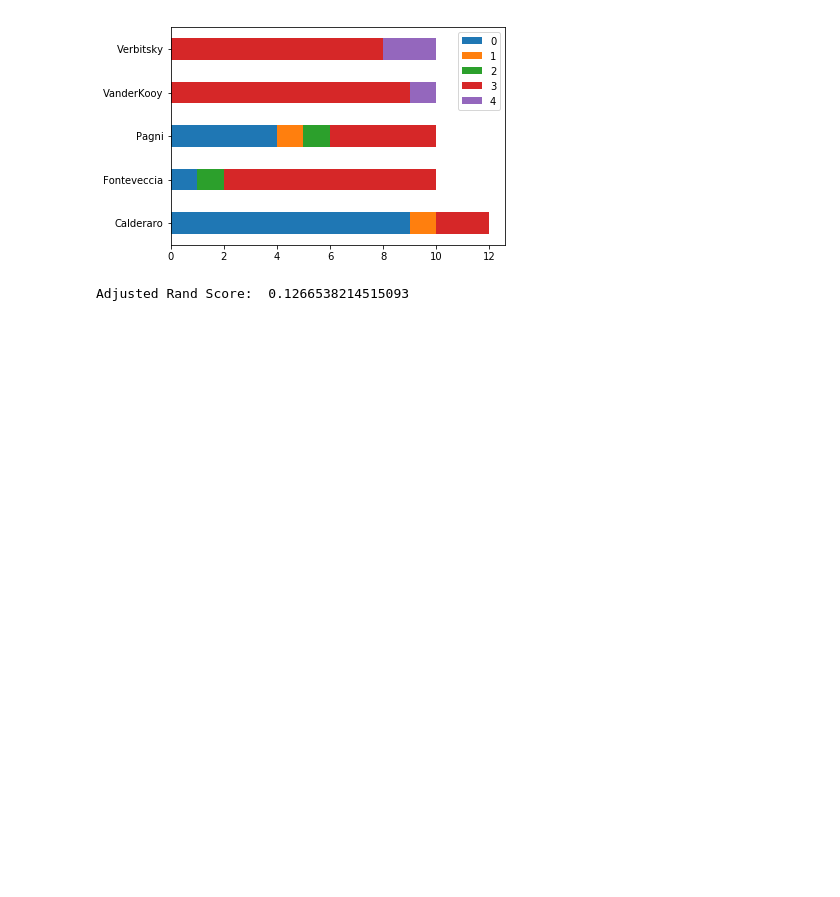
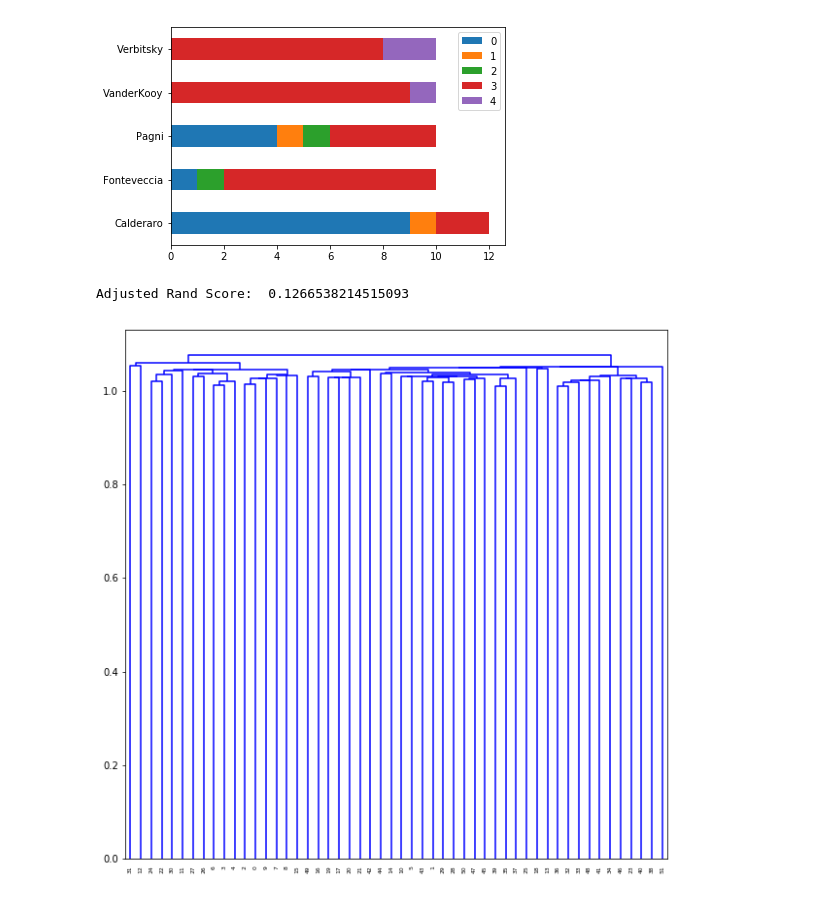
Before and after one commit to marcelolynch/machinelearning, a Jupyter notebook: tp4/Textos.ipynb, the cells around one changed output. Drawn from its saved outputs; the diff is of its cells as text; code cells hidden in the pictures; blank space fills up the shorter version.

Commit message:
Arreglo el armado del dendrograma

```diff
--- a/tp4/Textos.ipynb
+++ b/tp4/Textos.ipynb
@@ -202,3 +194,12 @@ print('Adjusted Rand Score: ', ars)
 # %% [output]
 [figure]
 Adjusted Rand Score:  0.1266538214515093
+# %%
+from scipy.cluster.hierarchy import dendrogram
+import matplotlib.pyplot as plt
+Z = hc.linkage_matrix()
+plt.figure(figsize=(10,10))
+dn = dendrogram(Z)
+plt.show()
+# %% [output]
+[figure, added]
```
Also changed, not shown: parts of 5 cells of this notebook, 1 other file.
